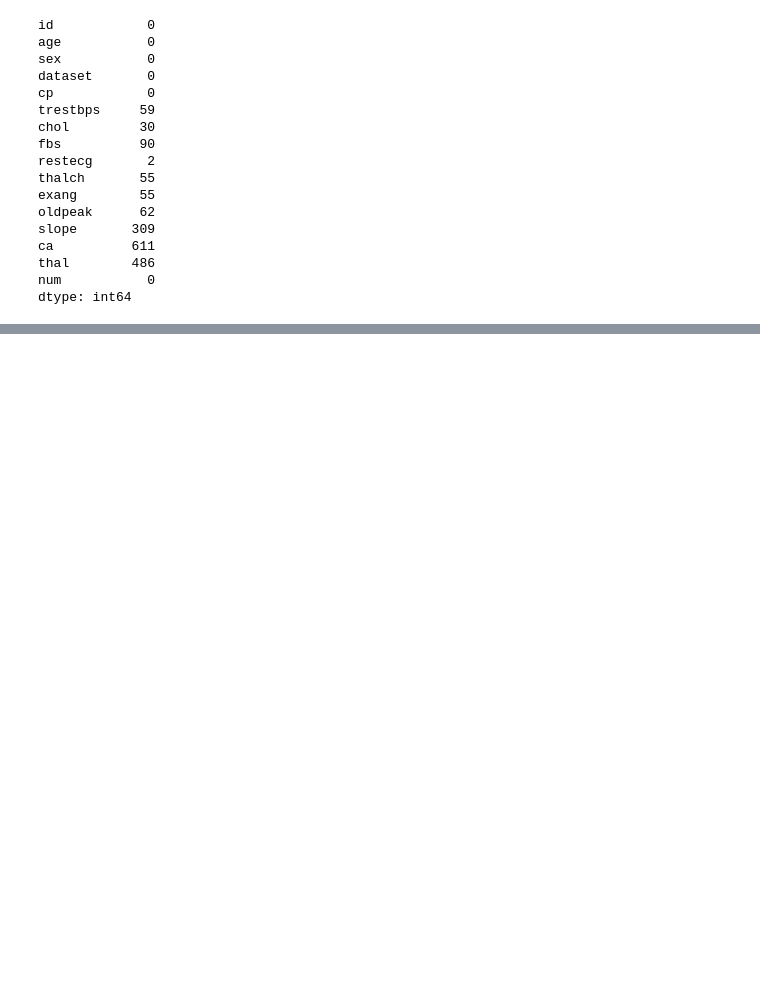
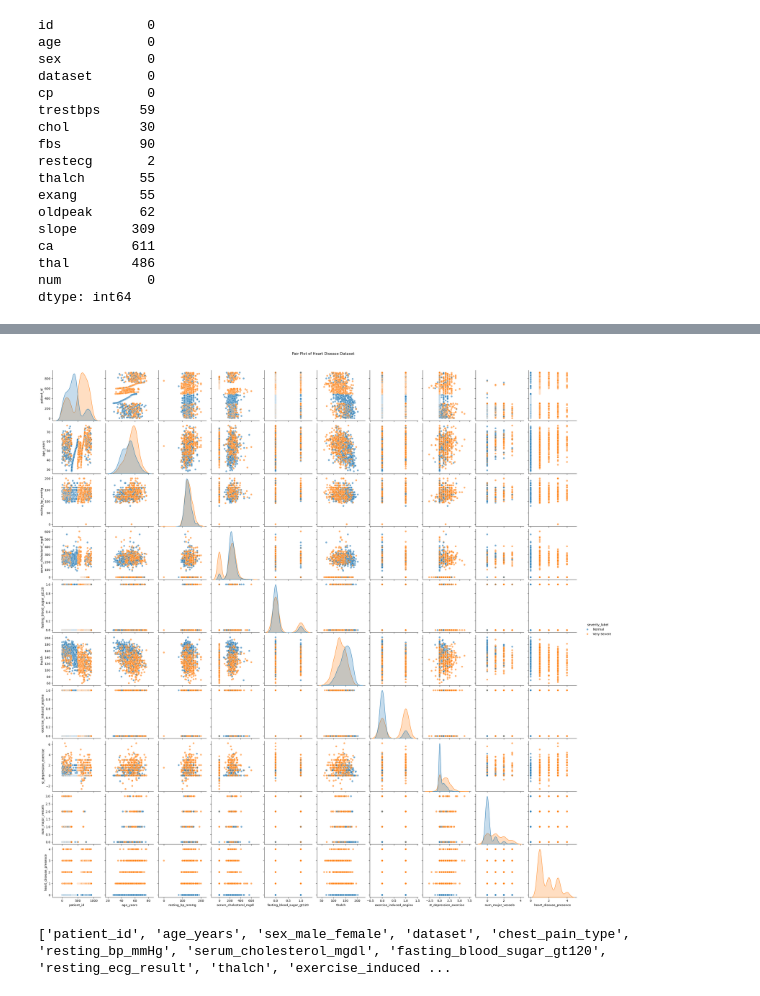
Before and after one commit to GabrielSiega/MLDP-Project---Heart-Disease-Prediction, a Jupyter notebook: Notebooks/Data_Exploration.ipynb, the cells around one changed output, grey strips where cells are left out. Drawn from its saved outputs; the diff is of its cells as text; code cells hidden in the pictures; blank space fills up the shorter version.

```diff
--- a/Notebooks/Data_Exploration.ipynb
+++ b/Notebooks/Data_Exploration.ipynb
@@ -92,0 +126,21 @@ dtype: int64
+# %%
+##Renaming the Column Names
+
+df = df.rename(columns={
+    "id": "patient_id",
+    "age": "age_years",
+    "origin": "study_origin",
+    "sex": "sex_male_female",
+    "cp": "chest_pain_type",
+    "trestbps": "resting_bp_mmHg",
+    "chol": "serum_cholesterol_mgdl",
+    "fbs": "fasting_blood_sugar_gt120",
+    "restecg": "resting_ecg_result",
+    "thalach": "max_heart_rate",
+    "exang": "exercise_induced_angina",
+    "oldpeak": "st_depression_exercise",
+    "slope": "st_slope_peak_exercise",
+    "ca": "num_major_vessels",
+    "thal": "thal_defect_type",
+    "num": "heart_disease_presence"
+})
@@ -92,0 +180,10 @@ dtype: int64
+# %%
+## Removing Missing Values
+
+import pandas as pd
+
+# Example: assume df is your DataFrame
+df["severity_label"] = df["heart_disease_presence"].apply(lambda x: "Normal" if x == 0 else "Very Severe")
+
+# Check the mapping
+print(df[["heart_disease_presence", "severity_label"]].head(10))
@@ -92,0 +218,17 @@ dtype: int64
+# %%
+import seaborn as sns
+import matplotlib.pyplot as plt
+
+# If you already created severity_label (Normal vs Very Severe)
+hue_col = "severity_label" if "severity_label" in df.columns else "num"
+
+# Create pair plot
+sns.pairplot(df, hue=hue_col, diag_kind="kde", plot_kws={"alpha":0.6})
+plt.suptitle("Pair Plot of Heart Disease Dataset", y=1.02)
+plt.show()
+# %% [output]
+[figure, added]
+# %%
+print(df.columns.tolist())
+# %% [output]
+['patient_id', 'age_years', 'sex_male_female', 'dataset', 'chest_pain_type', 'resting_bp_mmHg', 'serum_cholesterol_mgdl', 'fasting_blood_sugar_gt120', 'resting_ecg_result', 'thalch', 'exercise_induced ...
```
Also changed, not shown: parts of 6 cells of this notebook.
